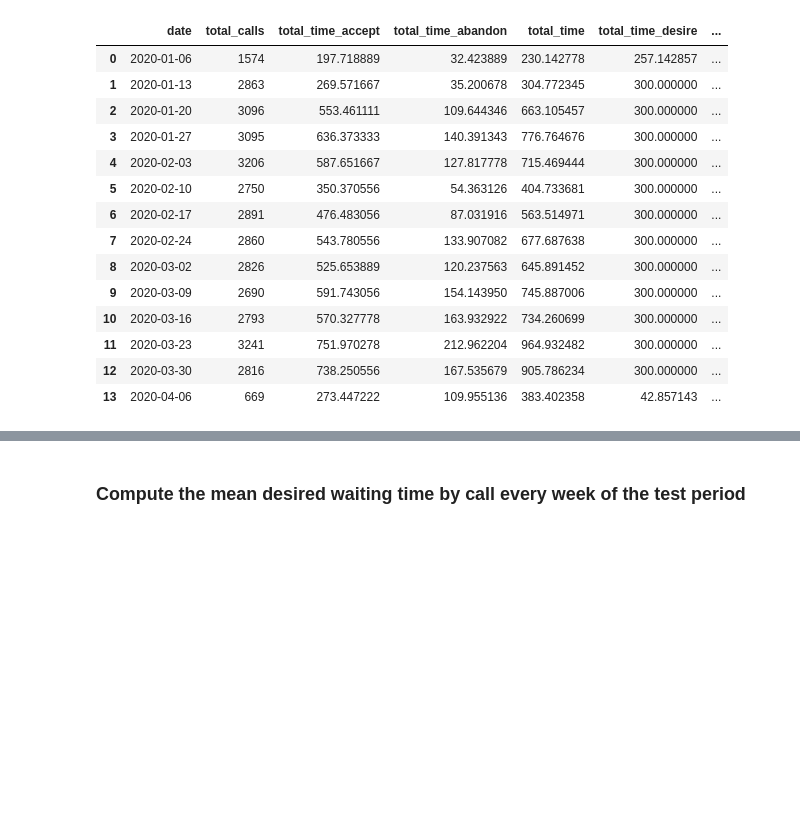
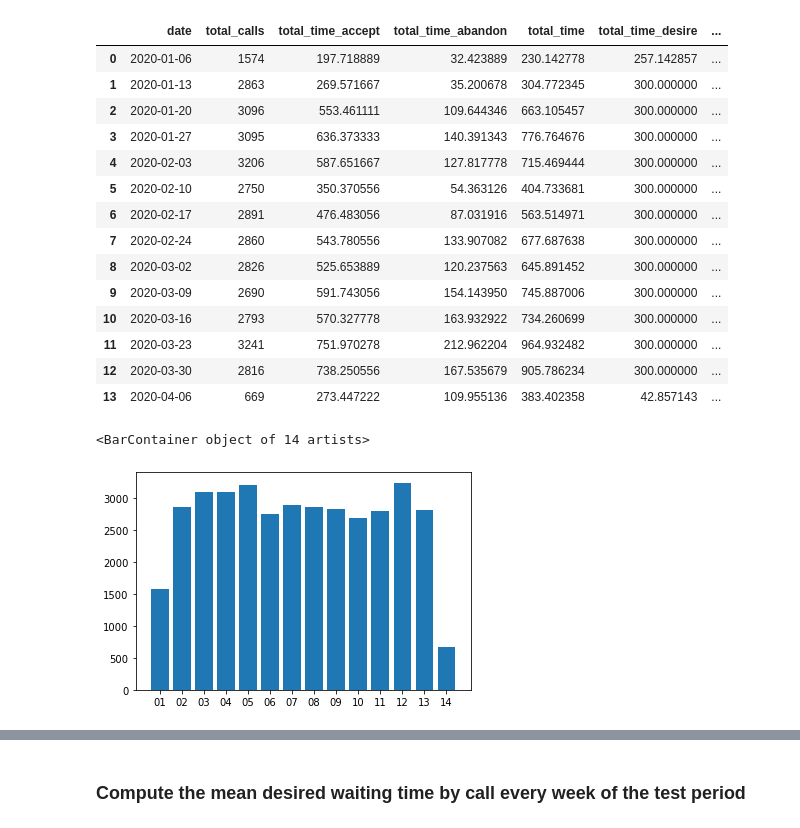
Before and after one commit to aiglobalpros/AI_Call_Center, a Jupyter notebook: notebooks/ROI.ipynb, the cells around one changed output, grey strips where cells are left out. Cells and saved outputs as stored; diff of their text form; code cells hidden in the pictures; blank space fills up the shorter version.

```diff
--- a/notebooks/ROI.ipynb
+++ b/notebooks/ROI.ipynb
@@ -306,3 +306,8 @@ out_df
 | 11 | 2020-03-23 | 3241 | 751.970278 | 212.962204 | 964.932482 | 300.000000 | ... |
 | 12 | 2020-03-30 | 2816 | 738.250556 | 167.535679 | 905.786234 | 300.000000 | ... |
 | 13 | 2020-04-06 | 669 | 273.447222 | 109.955136 | 383.402358 | 42.857143 | ... |
+# %%
+plt.bar(out_df.week, out_df['total_calls'])
+# %% [output]
+<BarContainer object of 14 artists>
+[figure, added]
```
Also changed, not shown: parts of 7 cells of this notebook.
